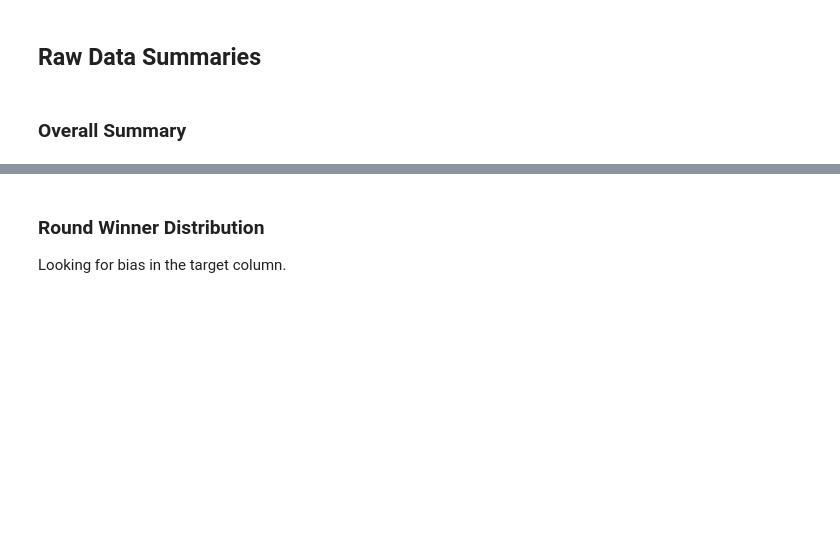
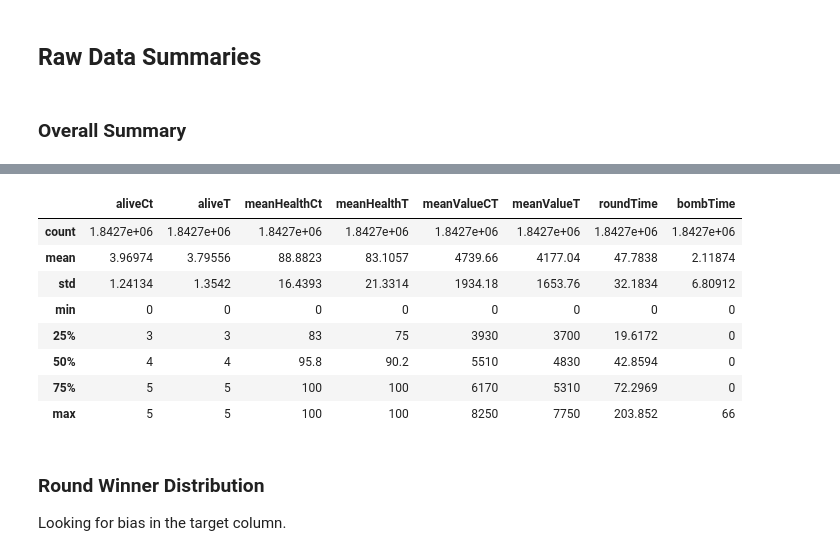
Before and after one commit to phil-holland/csgo-impact-rating, a Jupyter notebook: lightgbm/eda.ipynb, the cells around one changed output, grey strips where cells are left out. Saved outputs shown, nothing was run; the diff lists cells and outputs as text; code cells hidden in the pictures; blank space fills up the shorter version.

```diff
--- a/lightgbm/eda.ipynb
+++ b/lightgbm/eda.ipynb
@@ -51,3 +39,15 @@ display(all_df.describe())
+# %%
+display(all_df.describe().apply(lambda s: s.apply(lambda x: format(x, 'g'))))
+# %% [output]
+|  | aliveCt | aliveT | meanHealthCt | meanHealthT | meanValueCT | meanValueT | roundTime | bombTime |
+| count | 1.8427e+06 | 1.8427e+06 | 1.8427e+06 | 1.8427e+06 | 1.8427e+06 | 1.8427e+06 | 1.8427e+06 | 1.8427e+06 |
+| mean | 3.96974 | 3.79556 | 88.8823 | 83.1057 | 4739.66 | 4177.04 | 47.7838 | 2.11874 |
+| std | 1.24134 | 1.3542 | 16.4393 | 21.3314 | 1934.18 | 1653.76 | 32.1834 | 6.80912 |
+| min | 0 | 0 | 0 | 0 | 0 | 0 | 0 | 0 |
+| 25% | 3 | 3 | 83 | 75 | 3930 | 3700 | 19.6172 | 0 |
+| 50% | 4 | 4 | 95.8 | 90.2 | 5510 | 4830 | 42.8594 | 0 |
+| 75% | 5 | 5 | 100 | 100 | 6170 | 5310 | 72.2969 | 0 |
+| max | 5 | 5 | 100 | 100 | 8250 | 7750 | 203.852 | 66 |
 # %% [markdown]
 ### Round Winner Distribution
 
```
Also changed, not shown: parts of 6 cells of this notebook, 6 other files.
